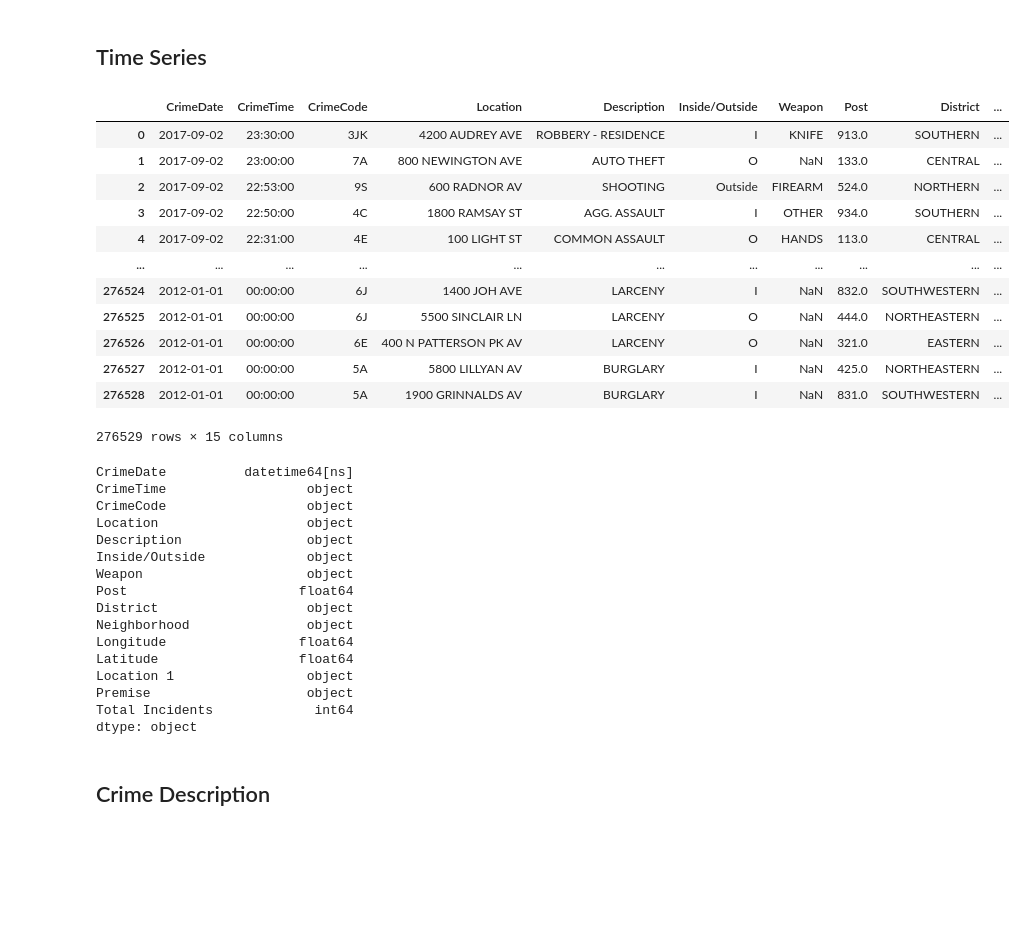
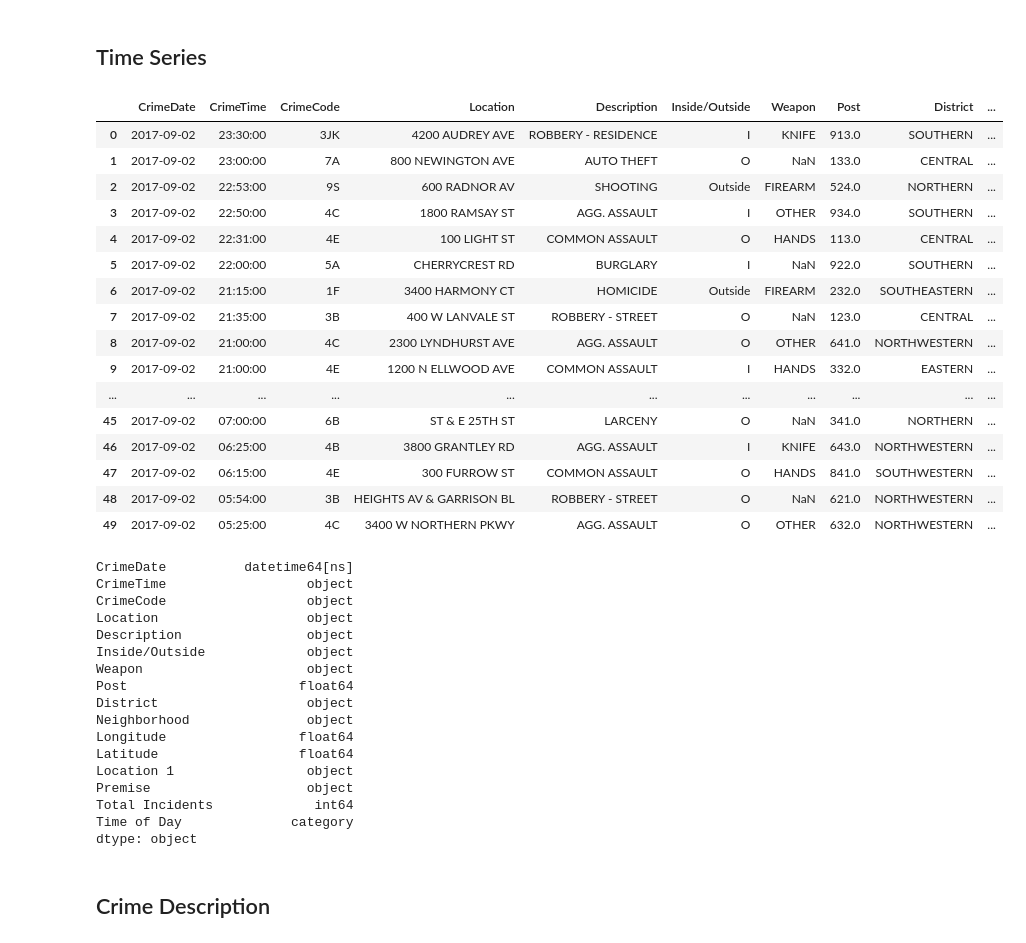
Before and after one commit to johbry17/Crime-in-Baltimore, a Jupyter notebook: initial_data_cleaning.ipynb, the cells around one changed output. Saved outputs shown, nothing was run; the diff lists cells and outputs as text; code cells hidden in the pictures; blank space fills up the shorter version.

Commit message:
made time bins, setup main, for final analysis

```diff
--- a/initial_data_cleaning.ipynb
+++ b/initial_data_cleaning.ipynb
@@ -95,30 +95,42 @@ Name: Inside/Outside, dtype: int64
 # %%
 time_df = df.copy()
 
 # convert day to datetime data type
 time_df.CrimeDate = pd.to_datetime(df.CrimeDate)
 
 # supposedly converted time to time object data type
 time_df.loc[time_df.CrimeTime == "24:00:00", "CrimeTime"] = "00:00:00"
-time_df.CrimeTime = pd.to_datetime(time_df.CrimeTime, format='%H:%M:%S').dt.time
+time_df["CrimeTimeTemp"] = pd.to_datetime(time_df.CrimeTime, format='%H:%M:%S')
 
-# !!!!! Need to create bins and series for morning, afternoon, evening, late night
+# create bins and labels for morning, afternoon, evening, late night
+bins = [0, 6, 12, 18, 24]
+labels = ["Late Night", "Morning", "Afternoon", "Evening"]
 
-time_df
+# pd.cut likes ints, so dt.hour extracts the hour for comparison with bins
+# this took forever
+# why is my computer so mean to me?
+time_df["Time of Day"] = pd.cut(time_df.CrimeTimeTemp.dt.hour, bins=bins, labels=labels)
+time_df.drop(columns=["CrimeTimeTemp"], inplace=True)
+
+time_df.head(50)
 # %% [output]
 |  | CrimeDate | CrimeTime | CrimeCode | Location | Description | Inside/Outside | Weapon | Post | District | ... |
 | 0 | 2017-09-02 | 23:30:00 | 3JK | 4200 AUDREY AVE | ROBBERY - RESIDENCE | I | KNIFE | 913.0 | SOUTHERN | ... |
 | 1 | 2017-09-02 | 23:00:00 | 7A | 800 NEWINGTON AVE | AUTO THEFT | O | NaN | 133.0 | CENTRAL | ... |
 | 2 | 2017-09-02 | 22:53:00 | 9S | 600 RADNOR AV | SHOOTING | Outside | FIREARM | 524.0 | NORTHERN | ... |
 | 3 | 2017-09-02 | 22:50:00 | 4C | 1800 RAMSAY ST | AGG. ASSAULT | I | OTHER | 934.0 | SOUTHERN | ... |
 | 4 | 2017-09-02 | 22:31:00 | 4E | 100 LIGHT ST | COMMON ASSAULT | O | HANDS | 113.0 | CENTRAL | ... |
+| 5 | 2017-09-02 | 22:00:00 | 5A | CHERRYCREST RD | BURGLARY | I | NaN | 922.0 | SOUTHERN | ... |
+| 6 | 2017-09-02 | 21:15:00 | 1F | 3400 HARMONY CT | HOMICIDE | Outside | FIREARM | 232.0 | SOUTHEASTERN | ... |
+| 7 | 2017-09-02 | 21:35:00 | 3B | 400 W LANVALE ST | ROBBERY - STREET | O | NaN | 123.0 | CENTRAL | ... |
+| 8 | 2017-09-02 | 21:00:00 | 4C | 2300 LYNDHURST AVE | AGG. ASSAULT | O | OTHER | 641.0 | NORTHWESTERN | ... |
+| 9 | 2017-09-02 | 21:00:00 | 4E | 1200 N ELLWOOD AVE | COMMON ASSAULT | I | HANDS | 332.0 | EASTERN | ... |
 | ... | ... | ... | ... | ... | ... | ... | ... | ... | ... | ... |
-| 276524 | 2012-01-01 | 00:00:00 | 6J | 1400 JOH AVE | LARCENY | I | NaN | 832.0 | SOUTHWESTERN | ... |
-| 276525 | 2012-01-01 | 00:00:00 | 6J | 5500 SINCLAIR LN | LARCENY | O | NaN | 444.0 | NORTHEASTERN | ... |
-| 276526 | 2012-01-01 | 00:00:00 | 6E | 400 N PATTERSON PK AV | LARCENY | O | NaN | 321.0 | EASTERN | ... |
-| 276527 | 2012-01-01 | 00:00:00 | 5A | 5800 LILLYAN AV | BURGLARY | I | NaN | 425.0 | NORTHEASTERN | ... |
-| 276528 | 2012-01-01 | 00:00:00 | 5A | 1900 GRINNALDS AV | BURGLARY | I | NaN | 831.0 | SOUTHWESTERN | ... |
+| 45 | 2017-09-02 | 07:00:00 | 6B | ST & E 25TH ST | LARCENY | O | NaN | 341.0 | NORTHERN | ... |
+| 46 | 2017-09-02 | 06:25:00 | 4B | 3800 GRANTLEY RD | AGG. ASSAULT | I | KNIFE | 643.0 | NORTHWESTERN | ... |
+| 47 | 2017-09-02 | 06:15:00 | 4E | 300 FURROW ST | COMMON ASSAULT | O | HANDS | 841.0 | SOUTHWESTERN | ... |
+| 48 | 2017-09-02 | 05:54:00 | 3B | HEIGHTS AV & GARRISON BL | ROBBERY - STREET | O | NaN | 621.0 | NORTHWESTERN | ... |
+| 49 | 2017-09-02 | 05:25:00 | 4C | 3400 W NORTHERN PKWY | AGG. ASSAULT | O | OTHER | 632.0 | NORTHWESTERN | ... |
-276529 rows × 15 columns
 # %%
 time_df.dtypes
 # %% [output]
@@ -137,6 +149,7 @@ Latitude                  float64
 Location 1                 object
 Premise                    object
 Total Incidents             int64
+Time of Day              category
 dtype: object
 # %% [markdown]
 ## Crime Description
```
Also changed, not shown: 1 other file.
